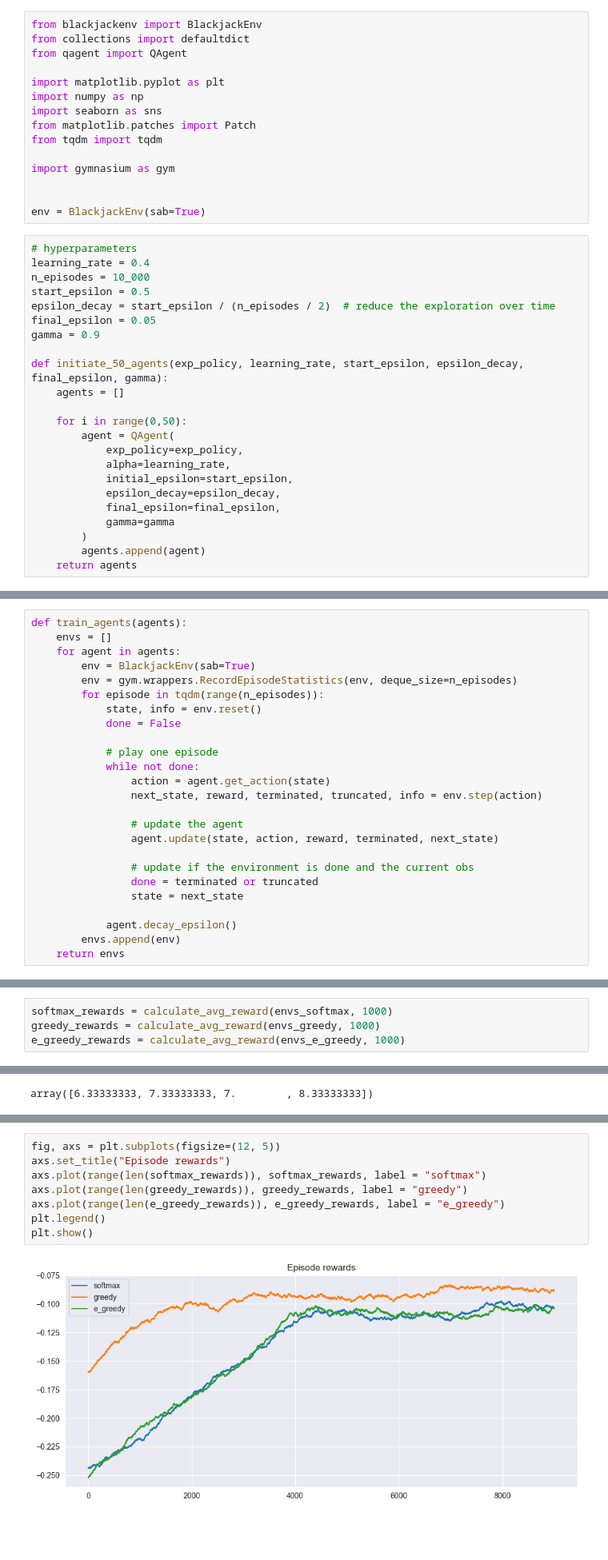
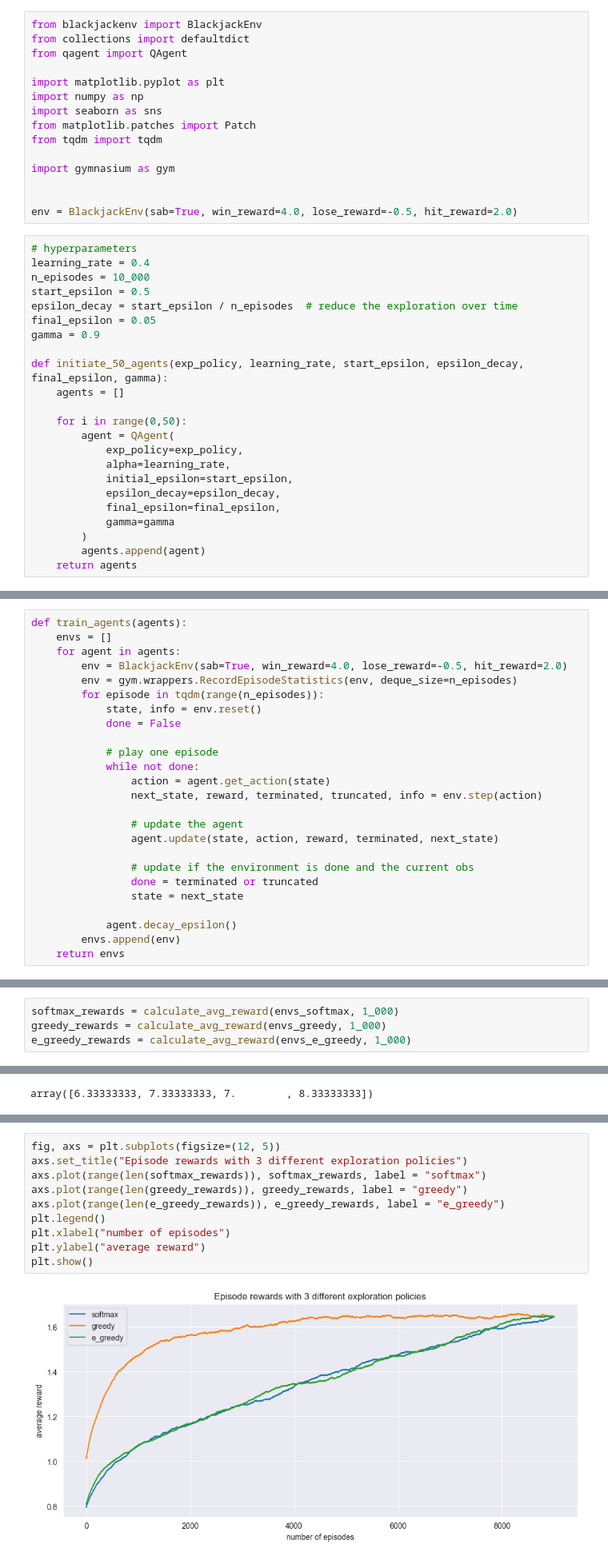
Before and after one commit to Famoose/blackjackers_reinf, a Jupyter notebook: q_agent_vos.ipynb, the cells around one changed output, grey strips where cells are left out. Shown: that part at 80% size. Cells and saved outputs as stored; diff of their text form; blank space fills up the shorter version.

```diff
--- a/q_agent_vos.ipynb
+++ b/q_agent_vos.ipynb
@@ -12,13 +12,13 @@ from tqdm import tqdm
 import gymnasium as gym
 
 
-env = BlackjackEnv(sab=True)
+env = BlackjackEnv(sab=True, win_reward=4.0, lose_reward=-0.5, hit_reward=2.0)
 # %%
 # hyperparameters
 learning_rate = 0.4
 n_episodes = 10_000
 start_epsilon = 0.5
-epsilon_decay = start_epsilon / (n_episodes / 2)  # reduce the exploration over time
+epsilon_decay = start_epsilon / n_episodes  # reduce the exploration over time
 final_epsilon = 0.05
 gamma = 0.9
 
@@ -46,7 +46,7 @@ e_greedy_agents = initiate_50_agents("e_greedy", learning_rate, start_epsilon, e
 def train_agents(agents):
     envs = []
     for agent in agents:
-        env = BlackjackEnv(sab=True)
+        env = BlackjackEnv(sab=True, win_reward=4.0, lose_reward=-0.5, hit_reward=2.0)
         env = gym.wrappers.RecordEpisodeStatistics(env, deque_size=n_episodes)
         for episode in tqdm(range(n_episodes)):
             state, info = env.reset()
@@ -146,7 +118,7 @@ win_rate_e_greedy = calculation_avg_win_rate(envs_e_greedy, 1000)
 # %%
-softmax_rewards = calculate_avg_reward(envs_softmax, 1000)
-greedy_rewards = calculate_avg_reward(envs_greedy, 1000)
-e_greedy_rewards = calculate_avg_reward(envs_e_greedy, 1000)
+softmax_rewards = calculate_avg_reward(envs_softmax, 1_000)
+greedy_rewards = calculate_avg_reward(envs_greedy, 1_000)
+e_greedy_rewards = calculate_avg_reward(envs_e_greedy, 1_000)
 # %%
 env = envs[0]
 
@@ -188,11 +160,13 @@ print(np.mean(np.array(env.return_queue).flatten()[900:]))
 -0.09
 # %%
 fig, axs = plt.subplots(figsize=(12, 5))
-axs.set_title("Episode rewards")
+axs.set_title("Episode rewards with 3 different exploration policies")
 axs.plot(range(len(softmax_rewards)), softmax_rewards, label = "softmax")
 axs.plot(range(len(greedy_rewards)), greedy_rewards, label = "greedy")
 axs.plot(range(len(e_greedy_rewards)), e_greedy_rewards, label = "e_greedy")
 plt.legend()
+plt.xlabel("number of episodes")
+plt.ylabel("average reward")
 plt.show()
 # %% [output]
-[figure, old version]
+[figure, new version]
```
Also changed, not shown: parts of 5 cells of this notebook.
